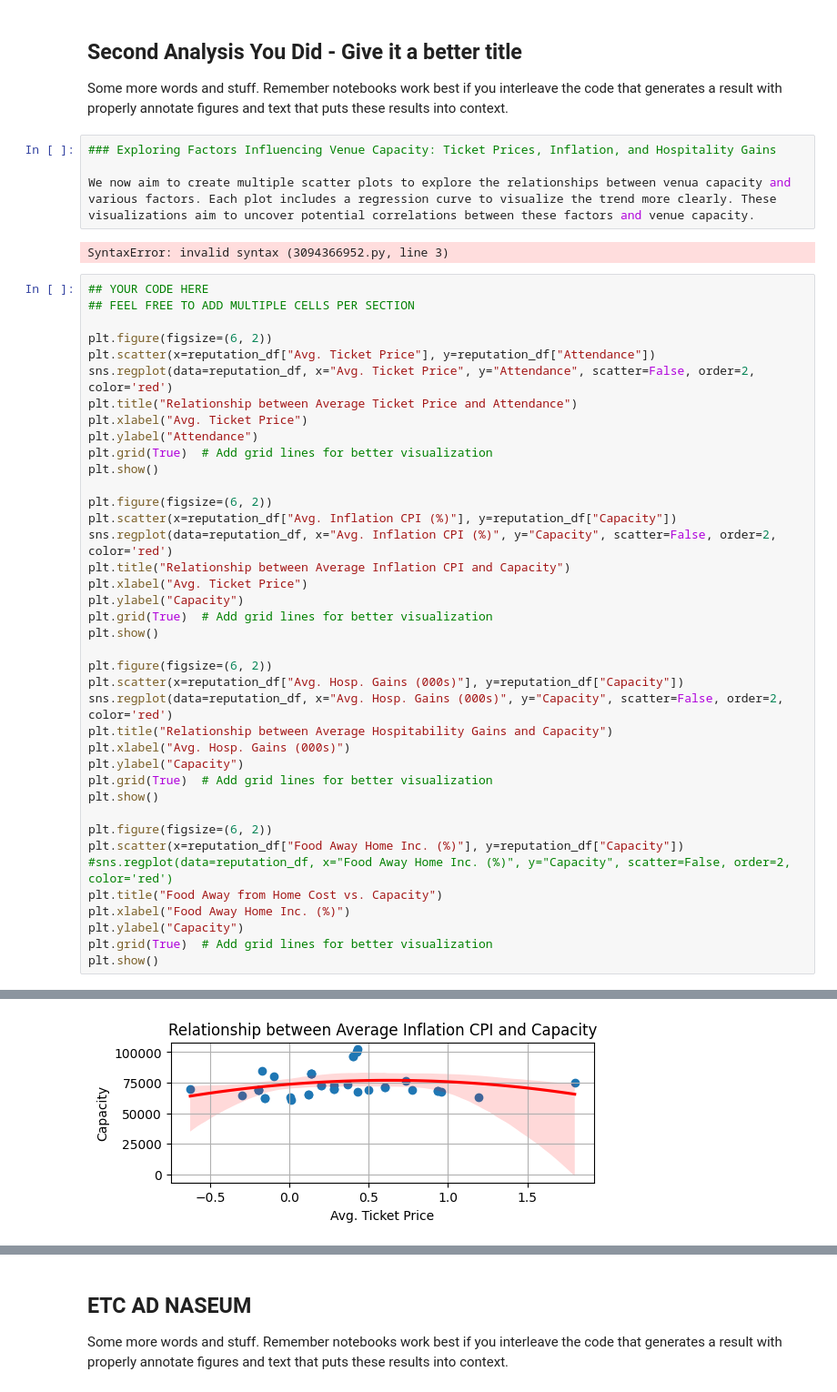
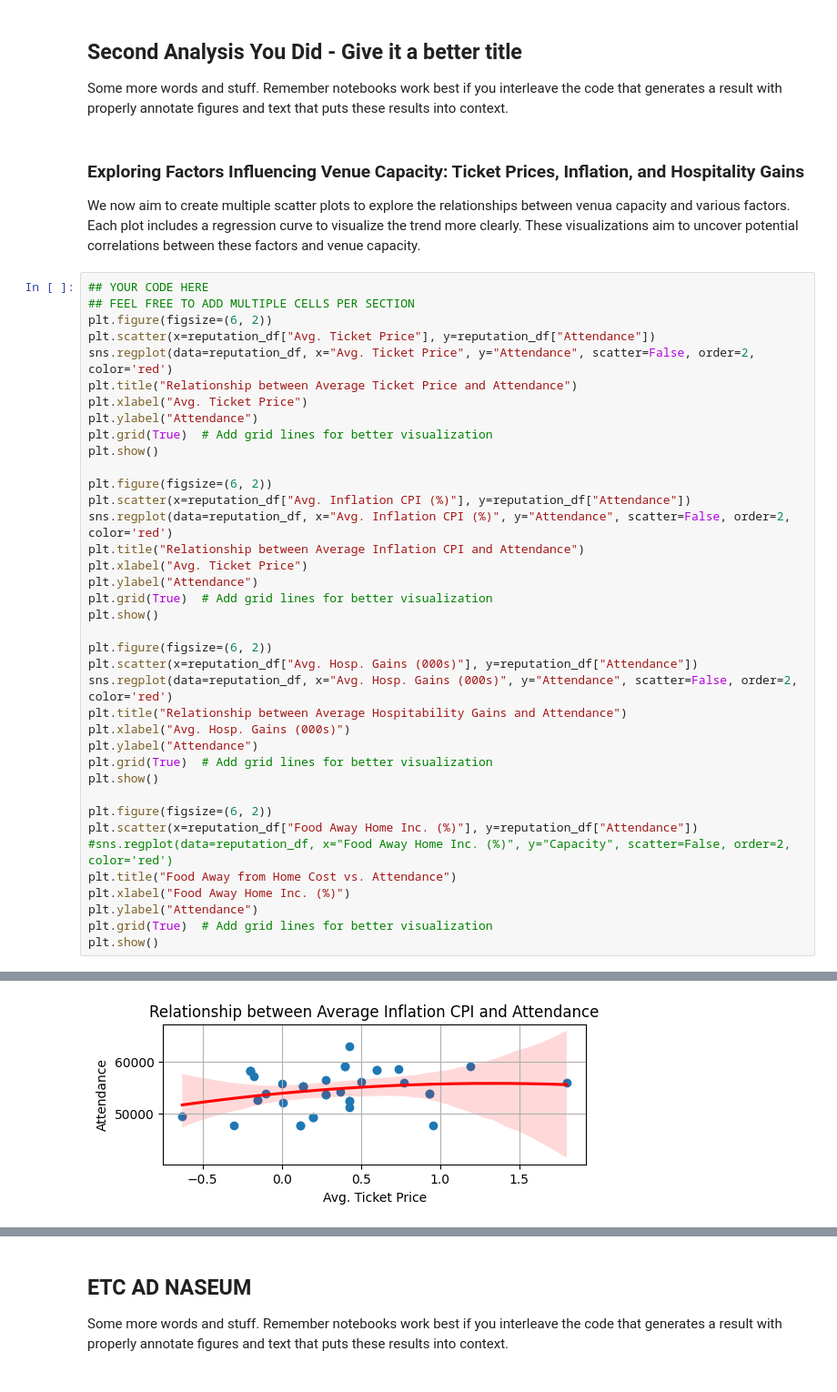
Before and after one commit to AnikAlam/AnikAlam_COGS108_EDA, a Jupyter notebook: FinalProject_groupXXX.ipynb, the cells around one changed output, grey strips where cells are left out. Shown at 91% size. Saved outputs shown, nothing was run; the diff lists cells and outputs as text.

Commit message:
changing graphs to compare attendance instead of capacity

```diff
--- a/FinalProject_groupXXX.ipynb
+++ b/FinalProject_groupXXX.ipynb
@@ -373,16 +373,13 @@ plt.show()
 ## Second Analysis You Did - Give it a better title
 
 Some more words and stuff.  Remember notebooks work best if you interleave the code that generates a result with properly annotate figures and text that puts these results into context.
-# %%
-### Exploring Factors Influencing Venue Capacity: Ticket Prices, Inflation, and Hospitality Gains
-
-We now aim to create multiple scatter plots to explore the relationships between venua capacity and various factors. Each plot includes a regression curve to visualize the trend more clearly. These visualizations aim to uncover potential correlations between these factors and venue capacity.
-# %% [output]
-SyntaxError: invalid syntax (3094366952.py, line 3)
+# %% [markdown]
+### Exploring Factors Influencing Venue Capacity: Ticket Prices, Inflation, and Hospitality Gains
+
+We now aim to create multiple scatter plots to explore the relationships between venua capacity and various factors. Each plot includes a regression curve to visualize the trend more clearly. These visualizations aim to uncover potential correlations between these factors and venue capacity.
 # %%
 ## YOUR CODE HERE
 ## FEEL FREE TO ADD MULTIPLE CELLS PER SECTION
-
 plt.figure(figsize=(6, 2))
 plt.scatter(x=reputation_df["Avg. Ticket Price"], y=reputation_df["Attendance"])
 sns.regplot(data=reputation_df, x="Avg. Ticket Price", y="Attendance", scatter=False, order=2, color='red')
@@ -393,29 +390,29 @@ plt.grid(True)  # Add grid lines for better visualization
 plt.show()
 
 plt.figure(figsize=(6, 2))
-plt.scatter(x=reputation_df["Avg. Inflation CPI (%)"], y=reputation_df["Capacity"])
-sns.regplot(data=reputation_df, x="Avg. Inflation CPI (%)", y="Capacity", scatter=False, order=2, color='red')
-plt.title("Relationship between Average Inflation CPI and Capacity")
+plt.scatter(x=reputation_df["Avg. Inflation CPI (%)"], y=reputation_df["Attendance"])
+sns.regplot(data=reputation_df, x="Avg. Inflation CPI (%)", y="Attendance", scatter=False, order=2, color='red')
+plt.title("Relationship between Average Inflation CPI and Attendance")
 plt.xlabel("Avg. Ticket Price")
-plt.ylabel("Capacity")
+plt.ylabel("Attendance")
 plt.grid(True)  # Add grid lines for better visualization
 plt.show()
 
 plt.figure(figsize=(6, 2))
-plt.scatter(x=reputation_df["Avg. Hosp. Gains (000s)"], y=reputation_df["Capacity"])
-sns.regplot(data=reputation_df, x="Avg. Hosp. Gains (000s)", y="Capacity", scatter=False, order=2, color='red')
-plt.title("Relationship between Average Hospitability Gains and Capacity")
+plt.scatter(x=reputation_df["Avg. Hosp. Gains (000s)"], y=reputation_df["Attendance"])
+sns.regplot(data=reputation_df, x="Avg. Hosp. Gains (000s)", y="Attendance", scatter=False, order=2, color='red')
+plt.title("Relationship between Average Hospitability Gains and Attendance")
 plt.xlabel("Avg. Hosp. Gains (000s)")
-plt.ylabel("Capacity")
+plt.ylabel("Attendance")
 plt.grid(True)  # Add grid lines for better visualization
 plt.show()
 
 plt.figure(figsize=(6, 2))
-plt.scatter(x=reputation_df["Food Away Home Inc. (%)"], y=reputation_df["Capacity"])
+plt.scatter(x=reputation_df["Food Away Home Inc. (%)"], y=reputation_df["Attendance"])
 #sns.regplot(data=reputation_df, x="Food Away Home Inc. (%)", y="Capacity", scatter=False, order=2, color='red')
-plt.title("Food Away from Home Cost vs. Capacity")
+plt.title("Food Away from Home Cost vs. Attendance")
 plt.xlabel("Food Away Home Inc. (%)")
-plt.ylabel("Capacity")
+plt.ylabel("Attendance")
 plt.grid(True)  # Add grid lines for better visualization
 plt.show()
 # %% [output]
@@ -423 +420 @@ plt.show()
-[figure, old version]
+[figure, new version]
```
Also changed, not shown: parts of 1 cell of this notebook.
